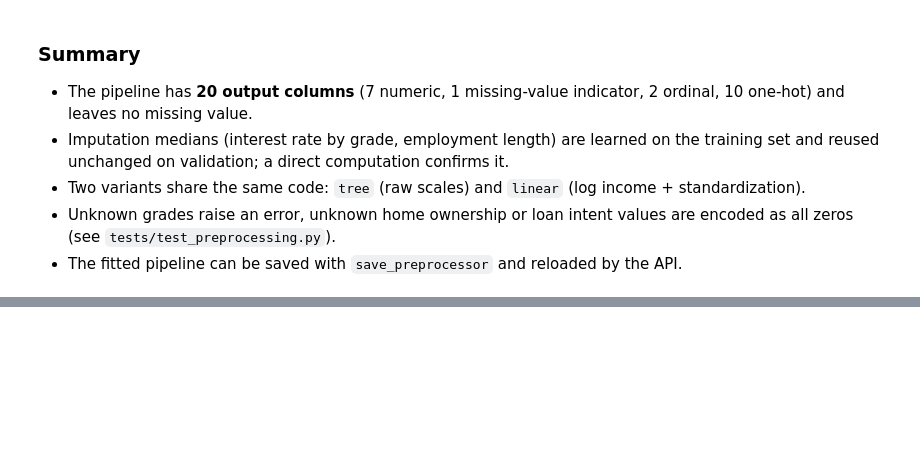
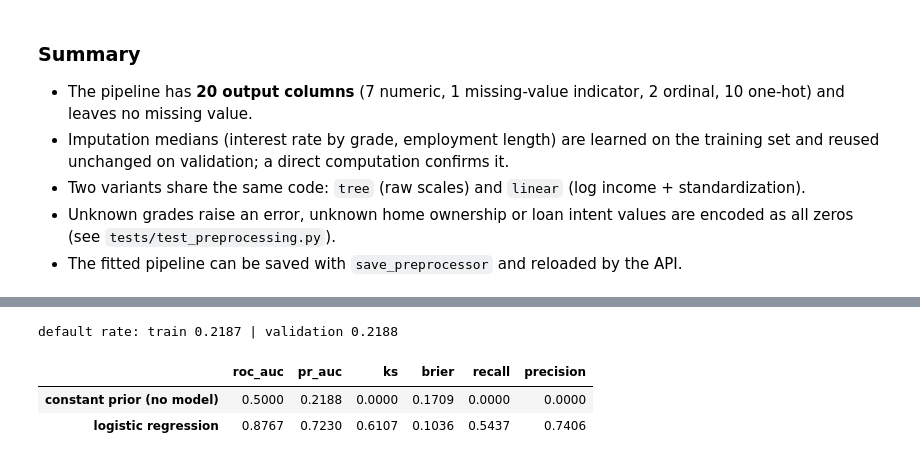
Before and after one commit to cheickbougoum90-web/credit-risk-scoring, a Jupyter notebook: notebooks/02_modeling_experiments.ipynb, the cells around one changed output, grey strips where cells are left out. Saved outputs shown, nothing was run; the diff lists cells and outputs as text; code cells hidden in the pictures; blank space fills up the shorter version.

```diff
--- a/notebooks/02_modeling_experiments.ipynb
+++ b/notebooks/02_modeling_experiments.ipynb
@@ -121,0 +138,21 @@ display(summary)
+# %%
+prevalence = y_train.mean()
+print(f"default rate: train {prevalence:.4f} | validation {y_val.mean():.4f}")
+
+# Reference without any model: the same probability for everyone (the training default rate).
+dummy = DummyClassifier(strategy="prior").fit(X_train, y_train)
+dummy_scores = dummy.predict_proba(X_val)[:, 1]
+dummy_metrics = classification_metrics(y_val, dummy_scores)
+
+baseline = build_baseline().fit(X_train, y_train)
+val_scores = baseline.predict_proba(X_val)[:, 1]
+base_metrics = classification_metrics(y_val, val_scores)
+
+metric_cols = ["roc_auc", "pr_auc", "ks", "brier", "recall", "precision"]
+results = pd.DataFrame({"constant prior (no model)": dummy_metrics, "logistic regression": base_metrics}).T[metric_cols]
+display(results.round(4))
+# %% [output]
+default rate: train 0.2187 | validation 0.2188
+|  | roc_auc | pr_auc | ks | brier | recall | precision |
+| constant prior (no model) | 0.5000 | 0.2188 | 0.0000 | 0.1709 | 0.0000 | 0.0000 |
+| logistic regression | 0.8767 | 0.7230 | 0.6107 | 0.1036 | 0.5437 | 0.7406 |
```
Also changed, not shown: parts of 8 cells of this notebook, 8 other files.
